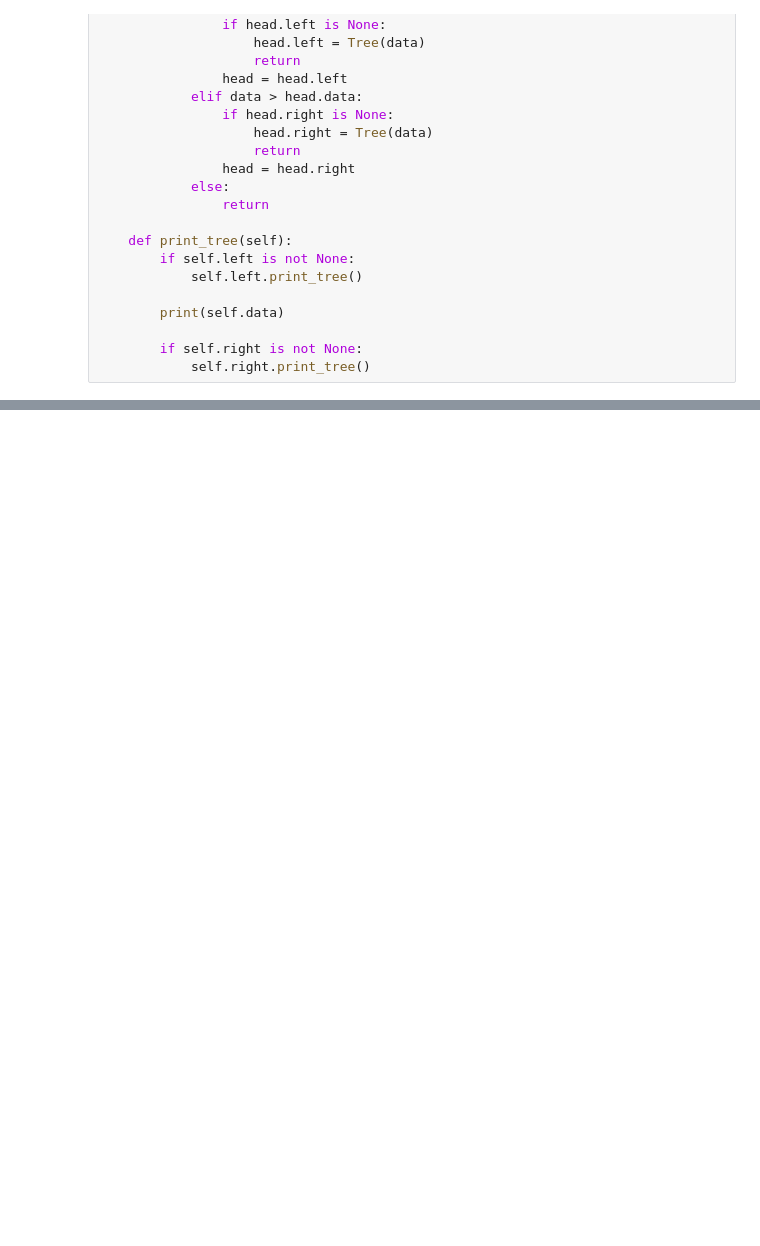
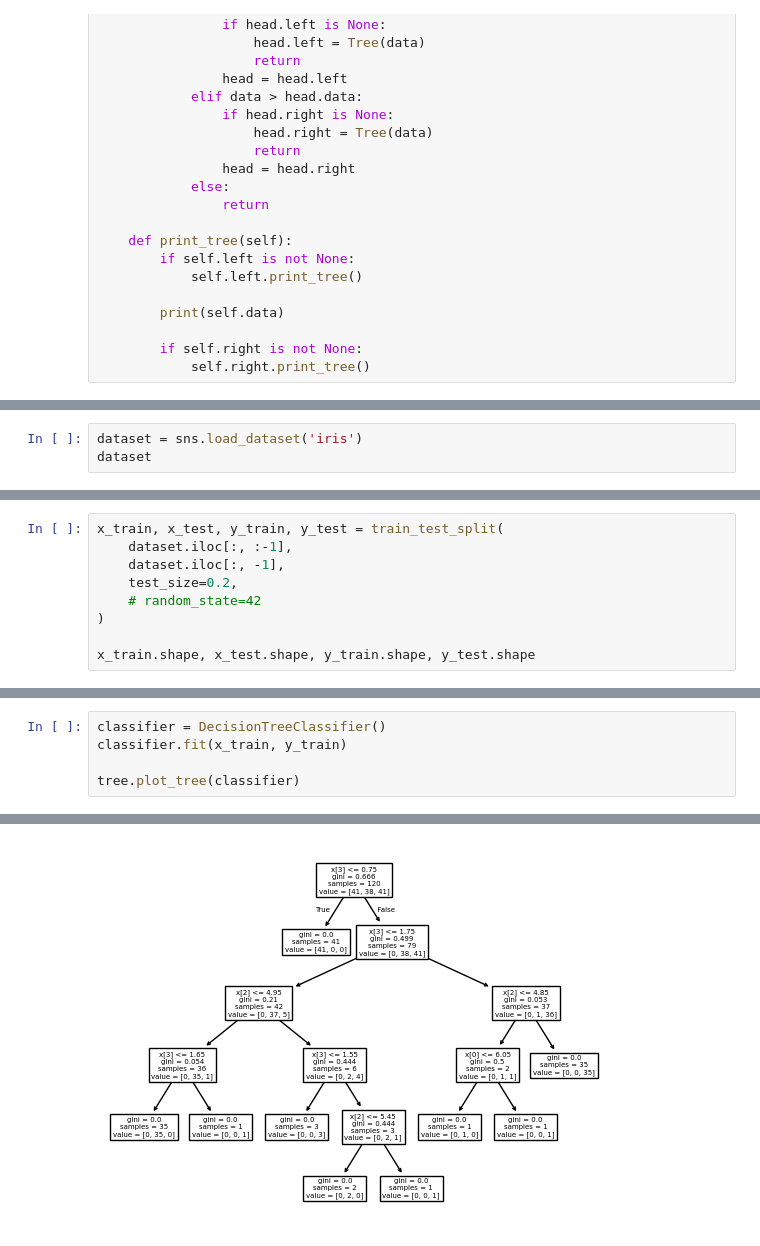
Before and after one commit to sannyochik/ml_homework, a Jupyter notebook: note2_2(trees).ipynb, the cells around one changed output, grey strips where cells are left out. Saved outputs shown, nothing was run; the diff lists cells and outputs as text; blank space fills up the shorter version.

```diff
--- a/note2_2(trees).ipynb
+++ b/note2_2(trees).ipynb
@@ -500,0 +512,3 @@ NameError: name 'dtrhdhdhdhdzhdh' is not defined
+# %%
+dataset = sns.load_dataset('iris')
+dataset
@@ -500,0 +544,9 @@ NameError: name 'dtrhdhdhdhdzhdh' is not defined
+# %%
+x_train, x_test, y_train, y_test = train_test_split(
+    dataset.iloc[:, :-1],
+    dataset.iloc[:, -1],
+    test_size=0.2,
+    # random_state=42
+)
+
+x_train.shape, x_test.shape, y_train.shape, y_test.shape
@@ -500,0 +575,6 @@ NameError: name 'dtrhdhdhdhdzhdh' is not defined
+# %%
+classifier = DecisionTreeClassifier()
+classifier.fit(x_train, y_train)
+
+tree.plot_tree(classifier)
+# %% [output]
@@ -500,0 +600 @@ NameError: name 'dtrhdhdhdhdzhdh' is not defined
+[figure, added]
```
Also changed, not shown: parts of 27 cells of this notebook.
